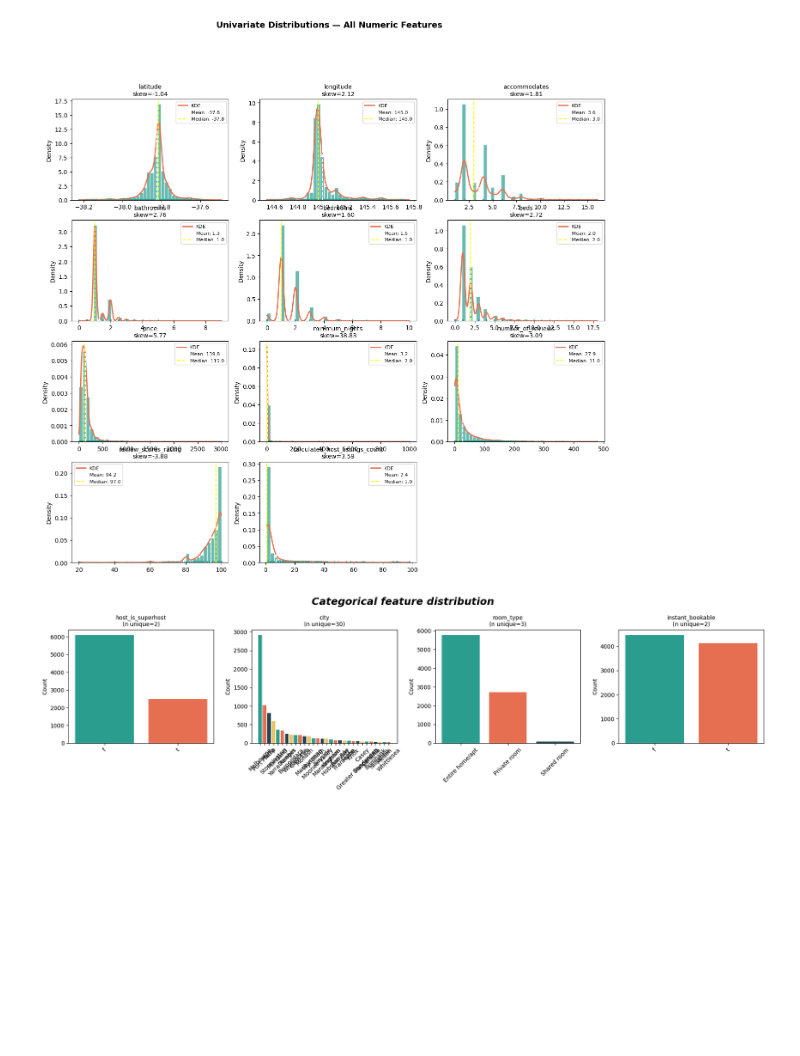
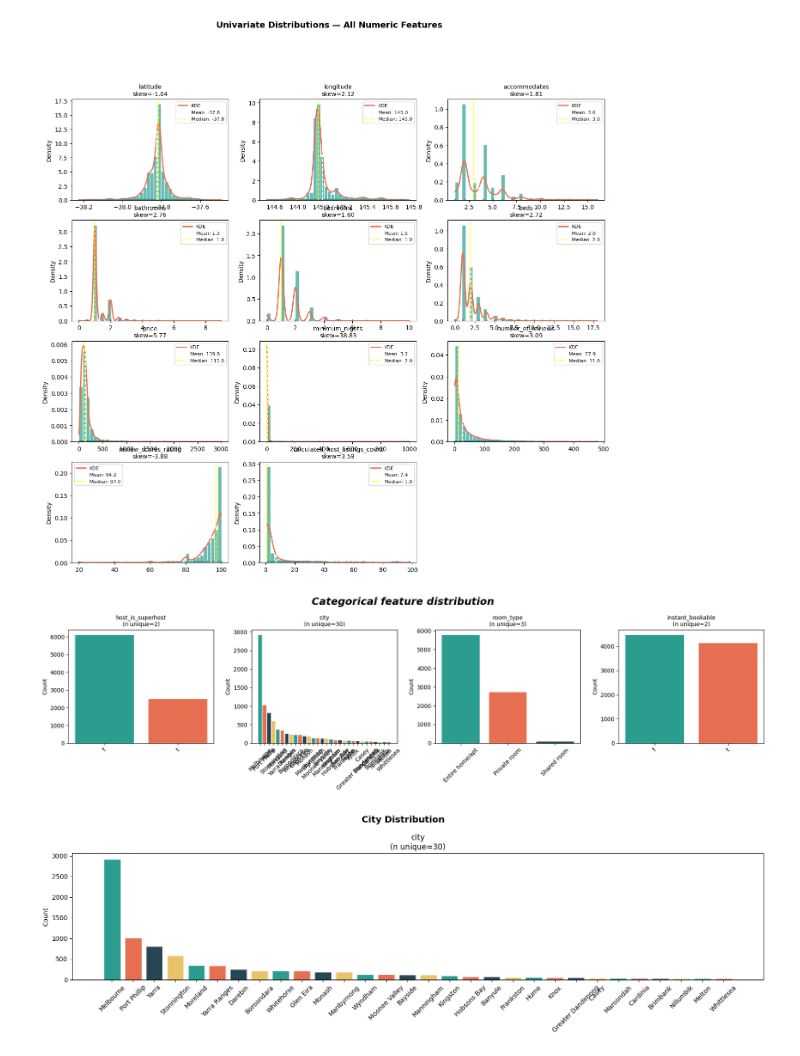
Before and after one commit to Anirudh-red11/Comp_ML_Melb_airbnb, a Jupyter notebook: notebook/mainnote.ipynb, the cells around one changed output. Drawn from its saved outputs; the diff is of its cells as text; code cells hidden in the pictures; blank space fills up the shorter version.

```diff
--- a/notebook/mainnote.ipynb
+++ b/notebook/mainnote.ipynb
@@ -280,3 +261,18 @@ plt.tight_layout()
 plt.show()
 # %% [output]
 [figure]
+# %%
+# seperate plot for city column
+fig, ax = plt.subplots(figsize=(16, 5))
+
+val_counts = train['city'].value_counts()
+ax.bar(val_counts.index, val_counts.values, color=colors[:len(val_counts)], edgecolor='white')
+ax.set_title('city\n(n unique=30)', fontsize=12)
+ax.set_ylabel('Count')
+ax.tick_params(axis='x', rotation=45)
+
+plt.suptitle('City Distribution', fontsize=14, fontweight='bold')
+plt.tight_layout()
+plt.show()
+# %% [output]
+[figure, added]
```
Also changed, not shown: parts of 1 cell of this notebook.
